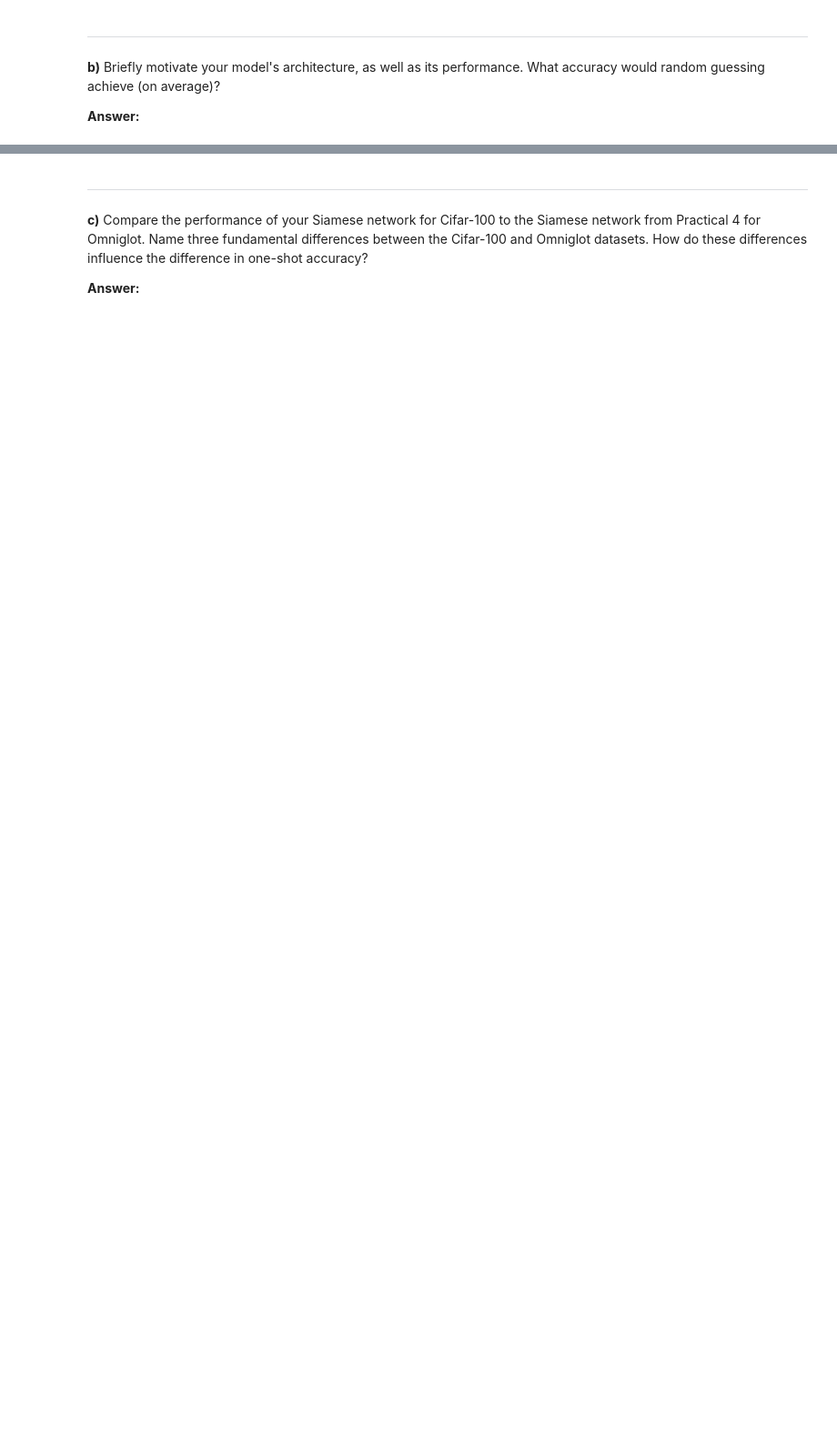
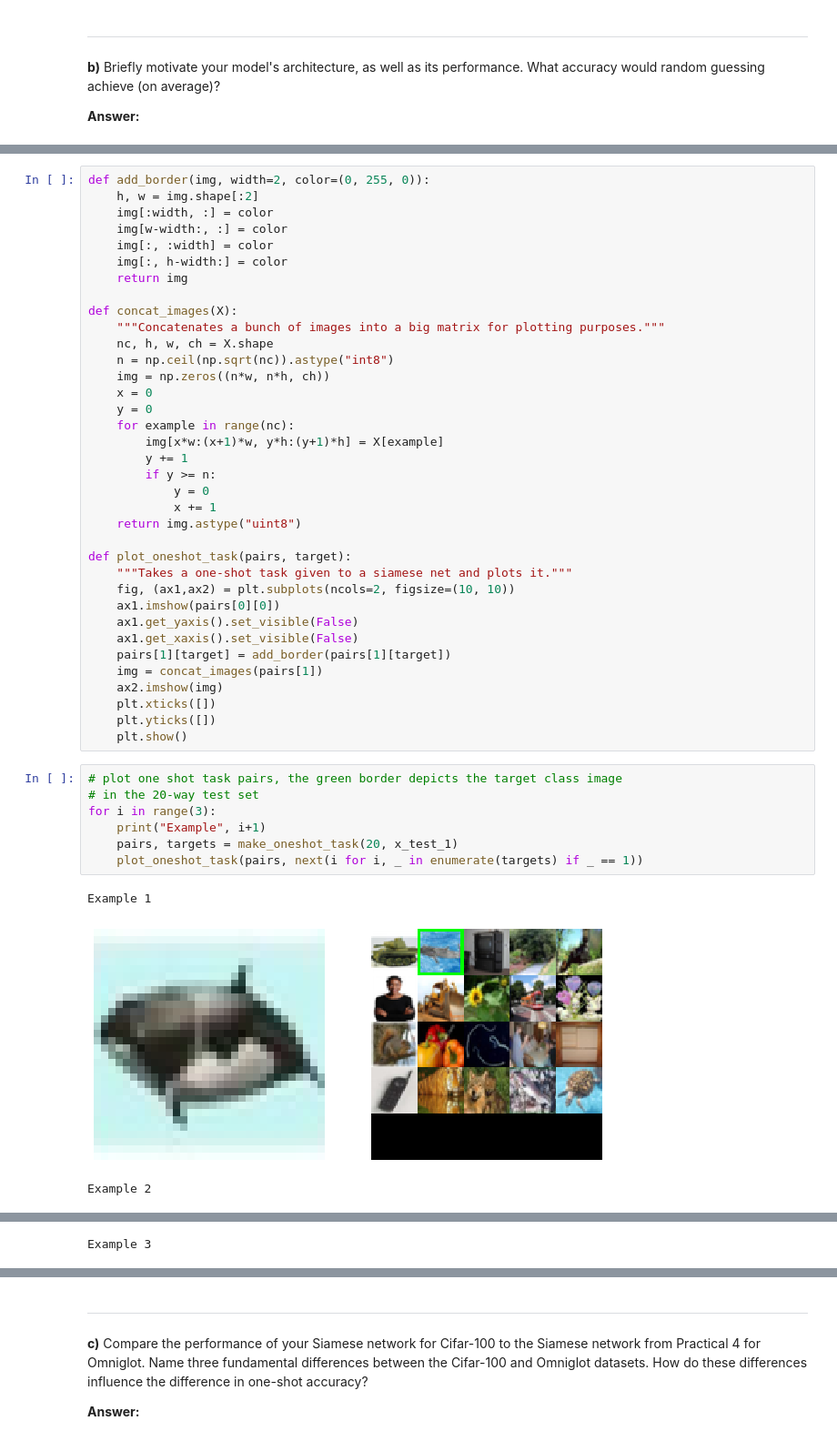
Before and after one commit to surajiyer/Recommender-Systems, a Jupyter notebook: assignment 3/Assignment-3.1.ipynb, the cells around one changed output, grey strips where cells are left out. Shown at 91% size. Drawn from its saved outputs; the diff is of its cells as text; blank space fills up the shorter version.

```diff
--- a/assignment 3/Assignment-3.1.ipynb
+++ b/assignment 3/Assignment-3.1.ipynb
@@ -28,0 +354,47 @@ For this question you may ignore the test set of Cifar-100; it suffices to use o
+# %%
+def add_border(img, width=2, color=(0, 255, 0)):
+    h, w = img.shape[:2]
+    img[:width, :] = color
+    img[w-width:, :] = color
+    img[:, :width] = color
+    img[:, h-width:] = color
+    return img
+
+def concat_images(X):
+    """Concatenates a bunch of images into a big matrix for plotting purposes."""
+    nc, h, w, ch = X.shape
+    n = np.ceil(np.sqrt(nc)).astype("int8")
+    img = np.zeros((n*w, n*h, ch))
+    x = 0
+    y = 0
+    for example in range(nc):
+        img[x*w:(x+1)*w, y*h:(y+1)*h] = X[example]
+        y += 1
+        if y >= n:
+            y = 0
+            x += 1
+    return img.astype("uint8")
+
+def plot_oneshot_task(pairs, target):
+    """Takes a one-shot task given to a siamese net and plots it."""
+    fig, (ax1,ax2) = plt.subplots(ncols=2, figsize=(10, 10))
+    ax1.imshow(pairs[0][0])
+    ax1.get_yaxis().set_visible(False)
+    ax1.get_xaxis().set_visible(False)
+    pairs[1][target] = add_border(pairs[1][target])
+    img = concat_images(pairs[1])
+    ax2.imshow(img)
+    plt.xticks([])
+    plt.yticks([])
+    plt.show()
+# %%
+# plot one shot task pairs, the green border depicts the target class image
+# in the 20-way test set
+for i in range(3):
+    print("Example", i+1)
+    pairs, targets = make_oneshot_task(20, x_test_1)
+    plot_oneshot_task(pairs, next(i for i, _ in enumerate(targets) if _ == 1))
+# %% [output]
+Example 1
+[figure, added]
+Example 2
@@ -28,0 +402 @@ For this question you may ignore the test set of Cifar-100; it suffices to use o
+Example 3
```
Also changed, not shown: parts of 22 cells of this notebook, 6 other files.
